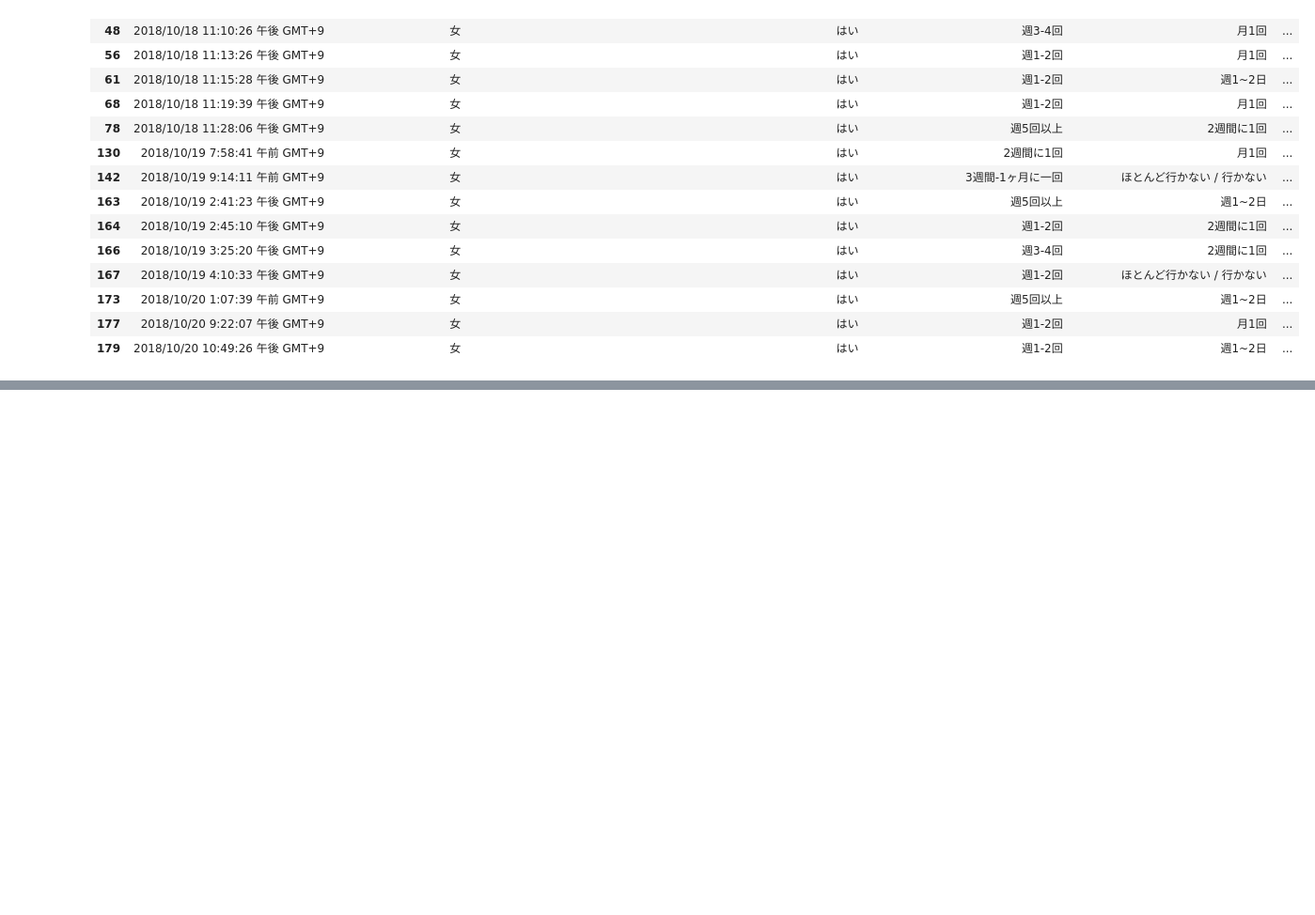
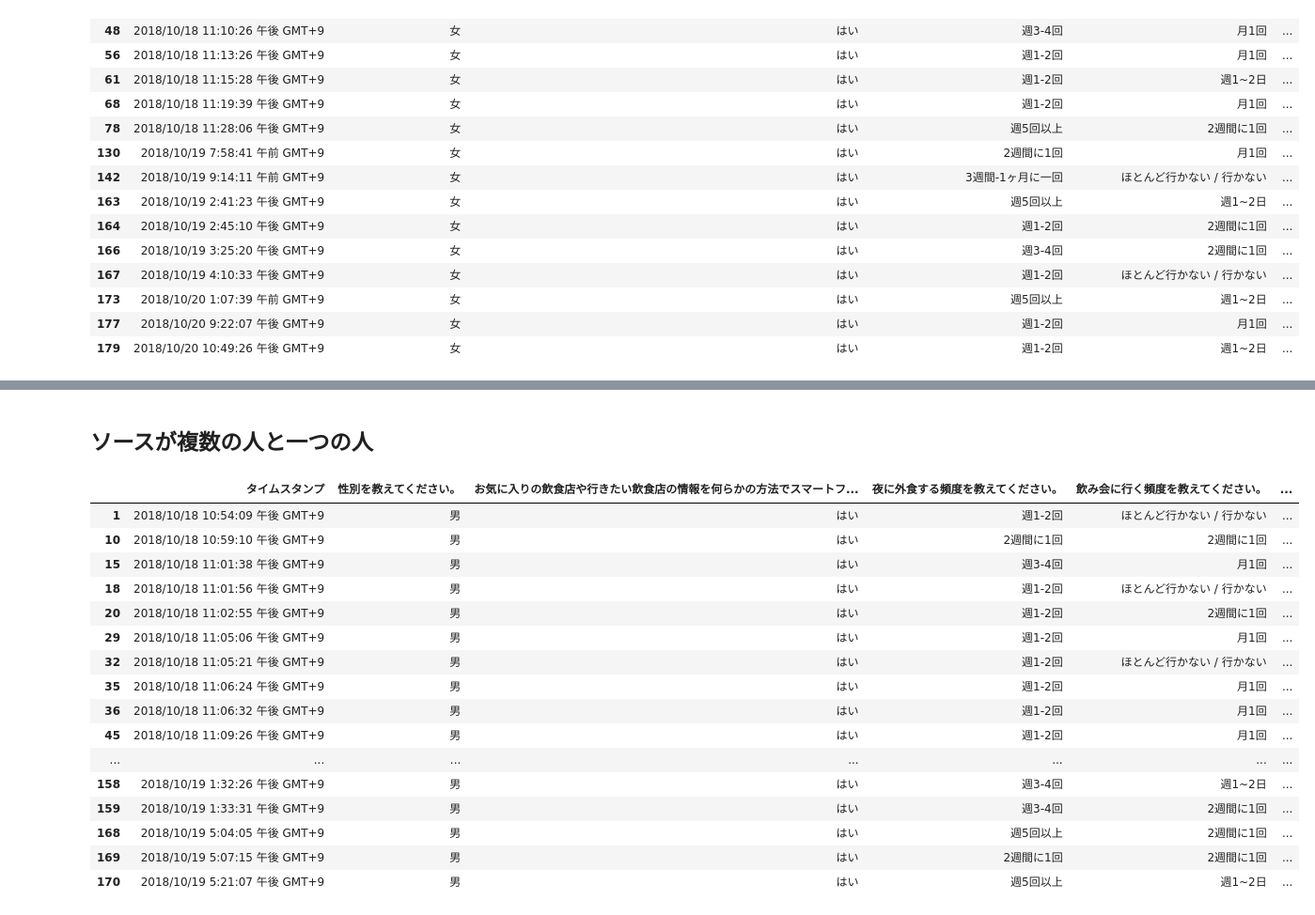
Before and after one commit to tomohiroo/foolip_analysis, a Jupyter notebook: google_form/分析.ipynb, the cells around one changed output, grey strips where cells are left out. Shown at 94% size. Cells and saved outputs as stored; diff of their text form; code cells hidden in the pictures; blank space fills up the shorter version.

```diff
--- a/google_form/分析.ipynb
+++ b/google_form/分析.ipynb
@@ -651,0 +673,22 @@ woman_save[np.array([len(pool.split(';')) for pool in woman_save.iloc[:,8]]) < 2
+# %% [markdown]
+## ソースが複数の人と一つの人
+# %%
+man_save[np.array([len(source.split(';')) for source in man_save.iloc[:,7]]) > 1]
+# %% [output]
+|  | タイムスタンプ | 性別を教えてください。 | お気に入りの飲食店や行きたい飲食店の情報を何らかの方法でスマートフ... | 夜に外食する頻度を教えてください。 | 飲み会に行く頻度を教えてください。 | ... |
+| 1 | 2018/10/18 10:54:09 午後 GMT+9 | 男 | はい | 週1-2回 | ほとんど行かない / 行かない | ... |
+| 10 | 2018/10/18 10:59:10 午後 GMT+9 | 男 | はい | 2週間に1回 | 2週間に1回 | ... |
+| 15 | 2018/10/18 11:01:38 午後 GMT+9 | 男 | はい | 週3-4回 | 月1回 | ... |
+| 18 | 2018/10/18 11:01:56 午後 GMT+9 | 男 | はい | 週1-2回 | ほとんど行かない / 行かない | ... |
+| 20 | 2018/10/18 11:02:55 午後 GMT+9 | 男 | はい | 週1-2回 | 2週間に1回 | ... |
+| 29 | 2018/10/18 11:05:06 午後 GMT+9 | 男 | はい | 週1-2回 | 月1回 | ... |
+| 32 | 2018/10/18 11:05:21 午後 GMT+9 | 男 | はい | 週1-2回 | ほとんど行かない / 行かない | ... |
+| 35 | 2018/10/18 11:06:24 午後 GMT+9 | 男 | はい | 週1-2回 | 月1回 | ... |
+| 36 | 2018/10/18 11:06:32 午後 GMT+9 | 男 | はい | 週1-2回 | 月1回 | ... |
+| 45 | 2018/10/18 11:09:26 午後 GMT+9 | 男 | はい | 週1-2回 | 月1回 | ... |
+| ... | ... | ... | ... | ... | ... | ... |
+| 158 | 2018/10/19 1:32:26 午後 GMT+9 | 男 | はい | 週3-4回 | 週1~2日 | ... |
+| 159 | 2018/10/19 1:33:31 午後 GMT+9 | 男 | はい | 週3-4回 | 2週間に1回 | ... |
+| 168 | 2018/10/19 5:04:05 午後 GMT+9 | 男 | はい | 週5回以上 | 2週間に1回 | ... |
+| 169 | 2018/10/19 5:07:15 午後 GMT+9 | 男 | はい | 2週間に1回 | 2週間に1回 | ... |
+| 170 | 2018/10/19 5:21:07 午後 GMT+9 | 男 | はい | 週5回以上 | 週1~2日 | ... |
```
Also changed, not shown: parts of 27 cells of this notebook, 1 other file.
